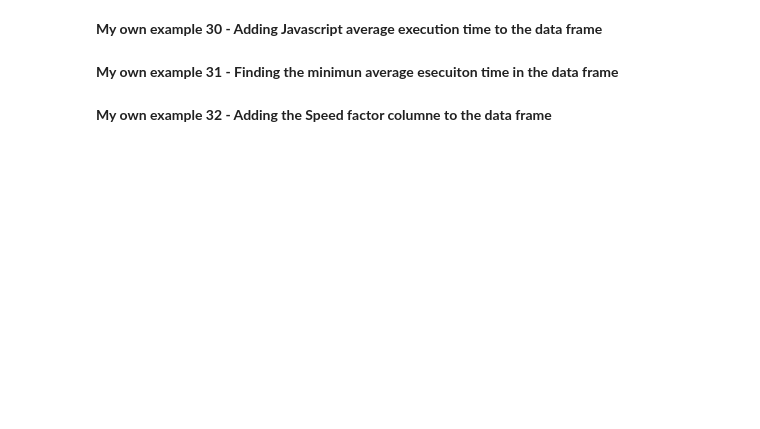
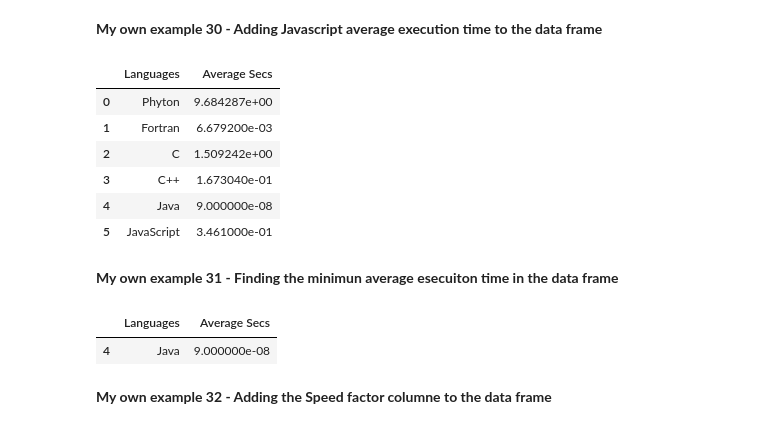
Before and after one commit to Rochy3/AlgorithmsUN2024II, a Jupyter notebook: Lab2/Rocsantofimiome_Lab2.ipynb, the cells around one changed output. Drawn from its saved outputs; the diff is of its cells as text; code cells hidden in the pictures; blank space fills up the shorter version.

```diff
--- a/Lab2/Rocsantofimiome_Lab2.ipynb
+++ b/Lab2/Rocsantofimiome_Lab2.ipynb
@@ -360,2 +620,8 @@ Wall time: 181 µs
 # %% [markdown]
 **My own example 18 - Adding Fortran average execution time to the data frame**
+# %%
+nuevo_elemento = pd.DataFrame({'Languages': 'Fortran', 'Average Secs':6.6792000000000015E-003}, index=[1])
+
+dFrame = pd.concat([dFrame, nuevo_elemento])
+
+dFrame
@@ -366,2 +721,8 @@ Wall time: 181 µs
 # %% [markdown]
 **My own example 21 - Adding c average execution time to the data frame**
+# %%
+nuevo_elemento = pd.DataFrame({'Languages': 'C', 'Average Secs': 1.509242}, index=[2])
+
+dFrame = pd.concat([dFrame, nuevo_elemento])
+
+dFrame
@@ -384,6 +972,27 @@ Wall time: 181 µs
 # %% [markdown]
 **My own example 30 - Adding Javascript average execution time to the data frame**
+# %%
+nuevo_elemento = pd.DataFrame({'Languages': 'JavaScript', 'Average Secs': 0.3461}, index=[5])
+
+dFrame = pd.concat([dFrame, nuevo_elemento])
+
+dFrame
+# %% [output]
+|  | Languages | Average Secs |
+| 0 | Phyton | 9.684287e+00 |
+| 1 | Fortran | 6.679200e-03 |
+| 2 | C | 1.509242e+00 |
+| 3 | C++ | 1.673040e-01 |
+| 4 | Java | 9.000000e-08 |
+| 5 | JavaScript | 3.461000e-01 |
 # %% [markdown]
 **My own example 31 - Finding the minimun average esecuiton time in the data frame**
+# %%
+min_time = dFrame['Average Secs'].min()
+tiempo_minimo = dFrame.loc[dFrame['Average Secs'] == min_time]
+tiempo_minimo
+# %% [output]
+|  | Languages | Average Secs |
+| 4 | Java | 9.000000e-08 |
 # %% [markdown]
 **My own example 32 - Adding the Speed factor columne to the data frame**
```
Also changed, not shown: parts of 106 cells of this notebook.
